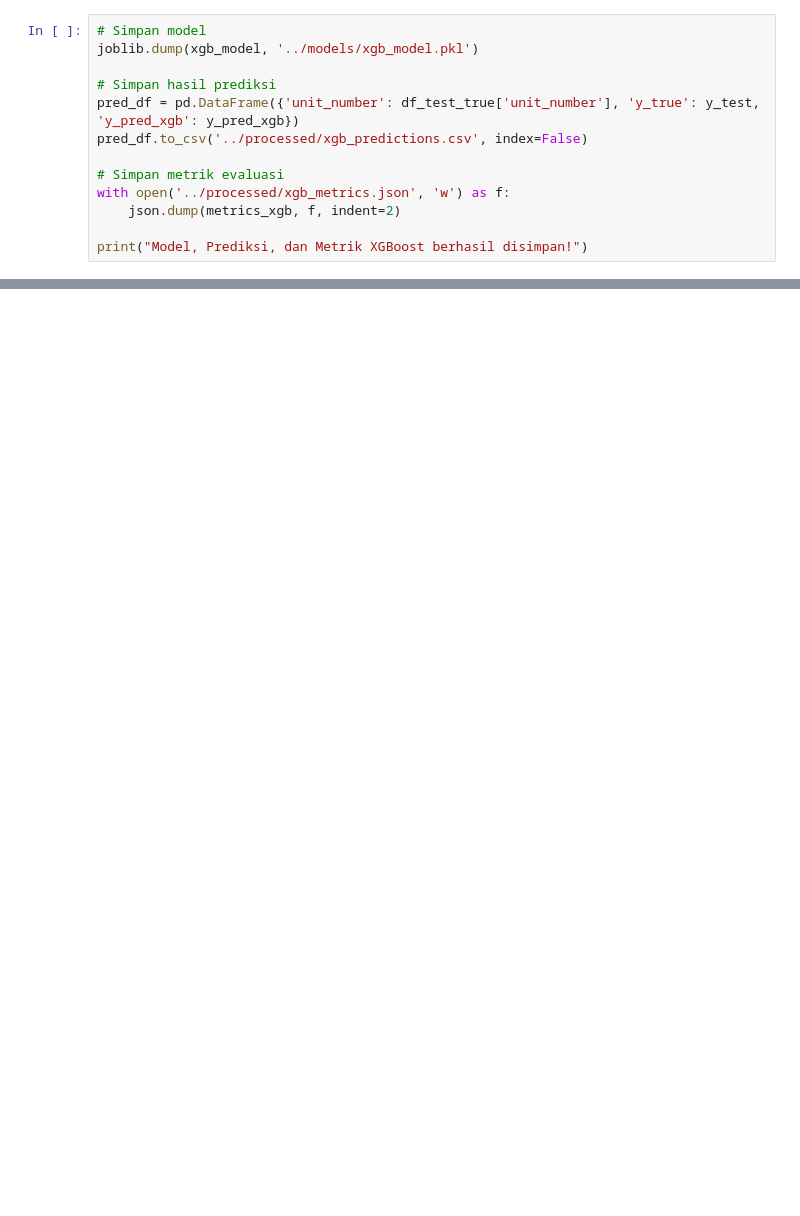
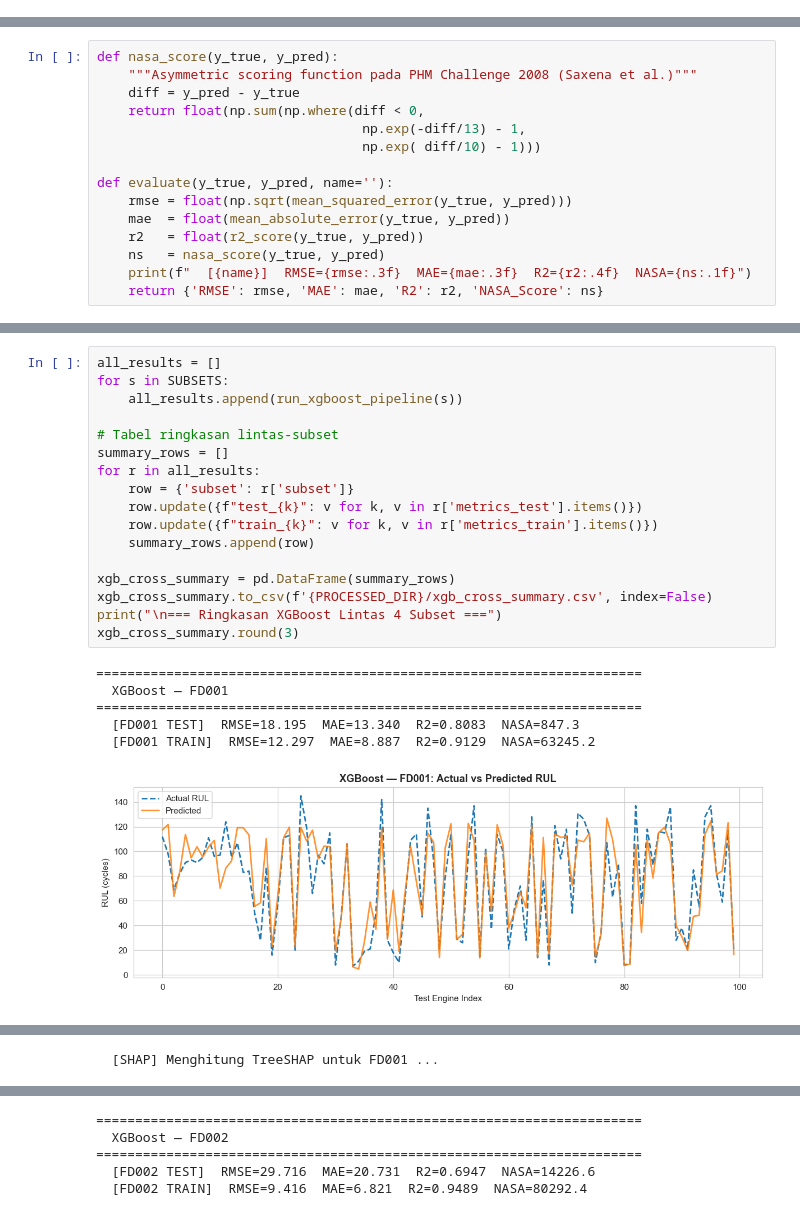
Before and after one commit to andriilaksono/rul-prediction-turbofan-cmapss, a Jupyter notebook: notebook/03_xgboost_model.ipynb, the cells around one changed output, grey strips where cells are left out. Saved outputs shown, nothing was run; the diff lists cells and outputs as text; blank space fills up the shorter version.

Commit message:
update: XGBoost FD001-FD004

```diff
--- a/notebook/03_xgboost_model.ipynb
+++ b/notebook/03_xgboost_model.ipynb
@@ -138,13 +27,0 @@ NASA Score : 842.9752
-# %%
-# Simpan model
-joblib.dump(xgb_model, '../models/xgb_model.pkl')
-
-# Simpan hasil prediksi
-pred_df = pd.DataFrame({'unit_number': df_test_true['unit_number'], 'y_true': y_test, 'y_pred_xgb': y_pred_xgb})
-pred_df.to_csv('../processed/xgb_predictions.csv', index=False)
-
-# Simpan metrik evaluasi
-with open('../processed/xgb_metrics.json', 'w') as f:
-    json.dump(metrics_xgb, f, indent=2)
-
-print("Model, Prediksi, dan Metrik XGBoost berhasil disimpan!")
@@ -220,0 +61,15 @@ plt.show()
+# %%
+def nasa_score(y_true, y_pred):
+    """Asymmetric scoring function pada PHM Challenge 2008 (Saxena et al.)"""
+    diff = y_pred - y_true
+    return float(np.sum(np.where(diff < 0,
+                                  np.exp(-diff/13) - 1,
+                                  np.exp( diff/10) - 1)))
+
+def evaluate(y_true, y_pred, name=''):
+    rmse = float(np.sqrt(mean_squared_error(y_true, y_pred)))
+    mae  = float(mean_absolute_error(y_true, y_pred))
+    r2   = float(r2_score(y_true, y_pred))
+    ns   = nasa_score(y_true, y_pred)
+    print(f"  [{name}]  RMSE={rmse:.3f}  MAE={mae:.3f}  R2={r2:.4f}  NASA={ns:.1f}")
+    return {'RMSE': rmse, 'MAE': mae, 'R2': r2, 'NASA_Score': ns}
@@ -220,0 +190,24 @@ plt.show()
+# %%
+all_results = []
+for s in SUBSETS:
+    all_results.append(run_xgboost_pipeline(s))
+
+# Tabel ringkasan lintas-subset
+summary_rows = []
+for r in all_results:
+    row = {'subset': r['subset']}
+    row.update({f"test_{k}": v for k, v in r['metrics_test'].items()})
+    row.update({f"train_{k}": v for k, v in r['metrics_train'].items()})
+    summary_rows.append(row)
+
+xgb_cross_summary = pd.DataFrame(summary_rows)
+xgb_cross_summary.to_csv(f'{PROCESSED_DIR}/xgb_cross_summary.csv', index=False)
+print("\n=== Ringkasan XGBoost Lintas 4 Subset ===")
+xgb_cross_summary.round(3)
+# %% [output]
+======================================================================
+  XGBoost — FD001
+======================================================================
+  [FD001 TEST]  RMSE=18.195  MAE=13.340  R2=0.8083  NASA=847.3
+  [FD001 TRAIN]  RMSE=12.297  MAE=8.887  R2=0.9129  NASA=63245.2
+[figure, added]
@@ -220,0 +215 @@ plt.show()
+  [SHAP] Menghitung TreeSHAP untuk FD001 ...
@@ -220,0 +218,5 @@ plt.show()
+======================================================================
+  XGBoost — FD002
+======================================================================
+  [FD002 TEST]  RMSE=29.716  MAE=20.731  R2=0.6947  NASA=14226.6
+  [FD002 TRAIN]  RMSE=9.416  MAE=6.821  R2=0.9489  NASA=80292.4
```
Also changed, not shown: parts of 23 cells of this notebook.
